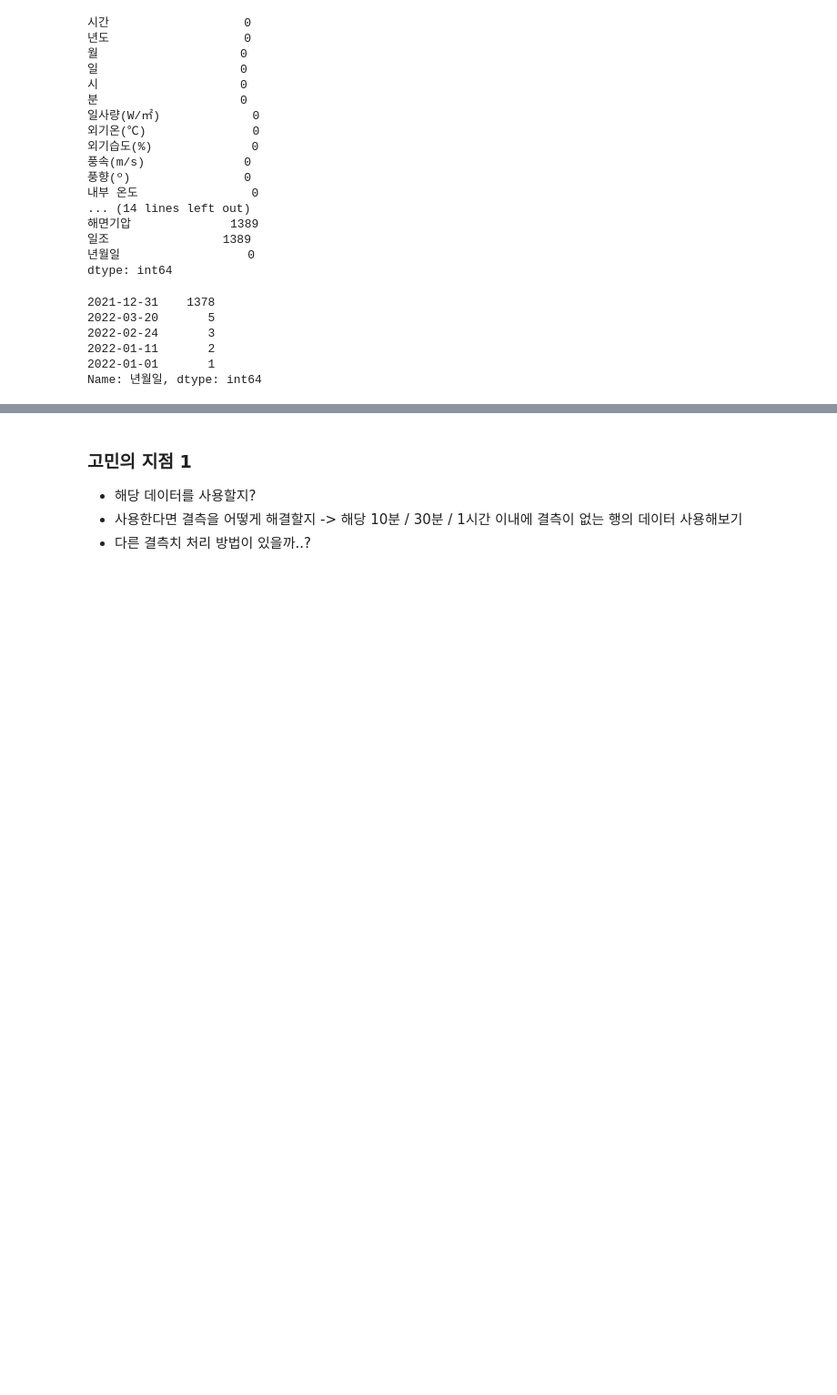
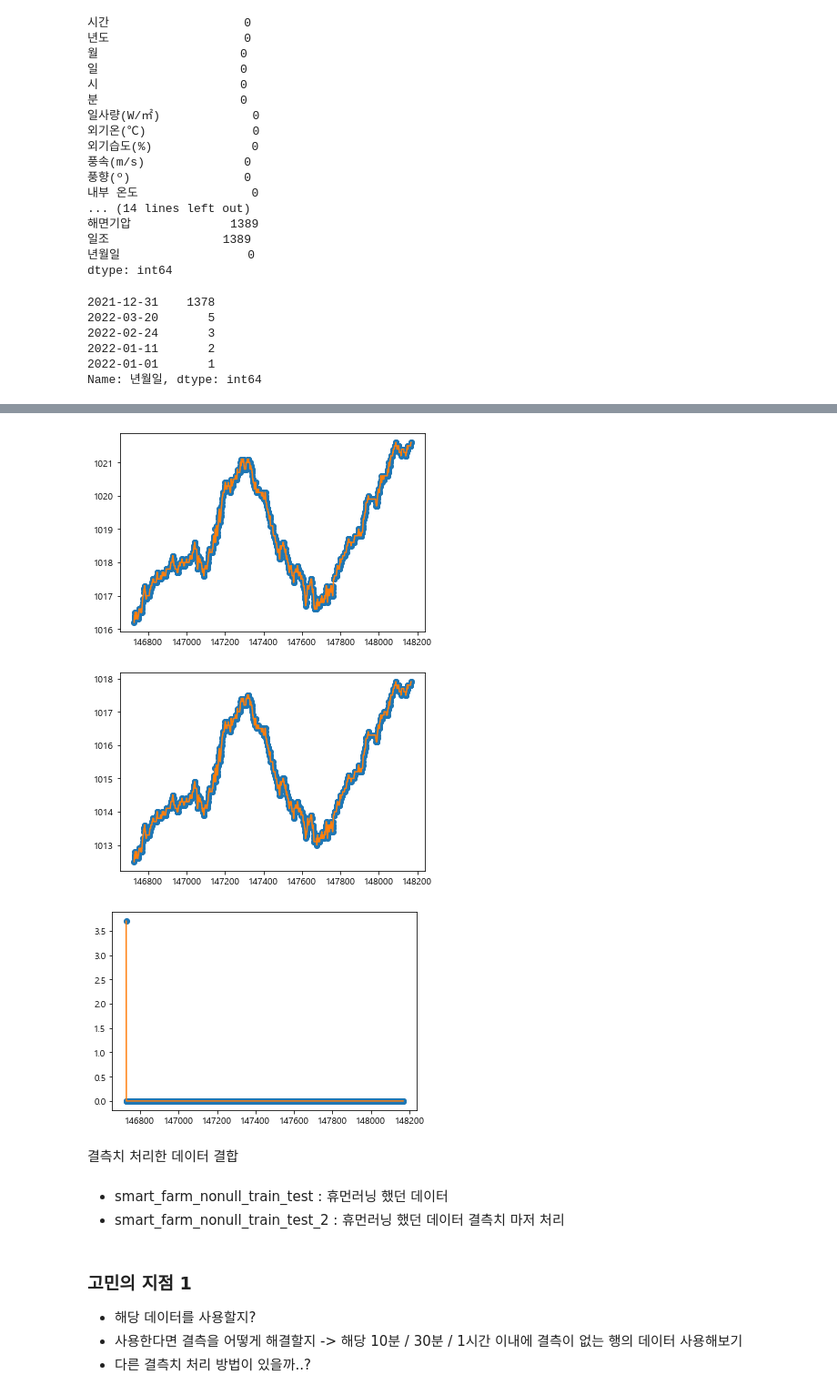
Before and after one commit to yxbxn/smart_farm, a Jupyter notebook: Code/추가변수 수집.ipynb, the cells around one changed output, grey strips where cells are left out. Shown at 91% size. Cells and saved outputs as stored; diff of their text form; code cells hidden in the pictures; blank space fills up the shorter version.

```diff
--- a/Code/추가변수 수집.ipynb
+++ b/Code/추가변수 수집.ipynb
@@ -394,0 +397,25 @@ Index(['시간', '년도', '월', '일', '시', '분', '일사량(W/㎡)', '외
+# %%
+col1_inter = pd.Series(df["해면기압"]).interpolate()
+df["해면기압_결측"] = col1_inter
+
+col2_inter = pd.Series(df["현지기압"]).interpolate()
+df["현지기압_결측"] = col2_inter
+
+col3_inter = pd.Series(df["누적강수량"]).interpolate()
+df["누적강수량_결측"] = col3_inter
+# %%
+# 그림 그리기
+plt.plot(df.index, df["해면기압"], 'o', df.index, df["해면기압_결측"], '-')
+plt.show()
+
+# 그림 그리기
+plt.plot(df.index, df["현지기압"], 'o', df.index, df["현지기압_결측"], '-')
+plt.show()
+
+# 그림 그리기
+plt.plot(df.index, df["누적강수량"], 'o', df.index, df["누적강수량_결측"], '-')
+plt.show()
+# %% [output]
+[figure, added]
+[figure, added]
+[figure, added]
@@ -394,0 +432,2 @@ Index(['시간', '년도', '월', '일', '시', '분', '일사량(W/㎡)', '외
+# %% [markdown]
+결측치 처리한 데이터 결합
@@ -394,0 +438,3 @@ Index(['시간', '년도', '월', '일', '시', '분', '일사량(W/㎡)', '외
+# %% [markdown]
+- smart_farm_nonull_train_test : 휴먼러닝 했던 데이터
+- smart_farm_nonull_train_test_2 : 휴먼러닝 했던 데이터 결측치 마저 처리
```
Also changed, not shown: parts of 84 cells of this notebook.
